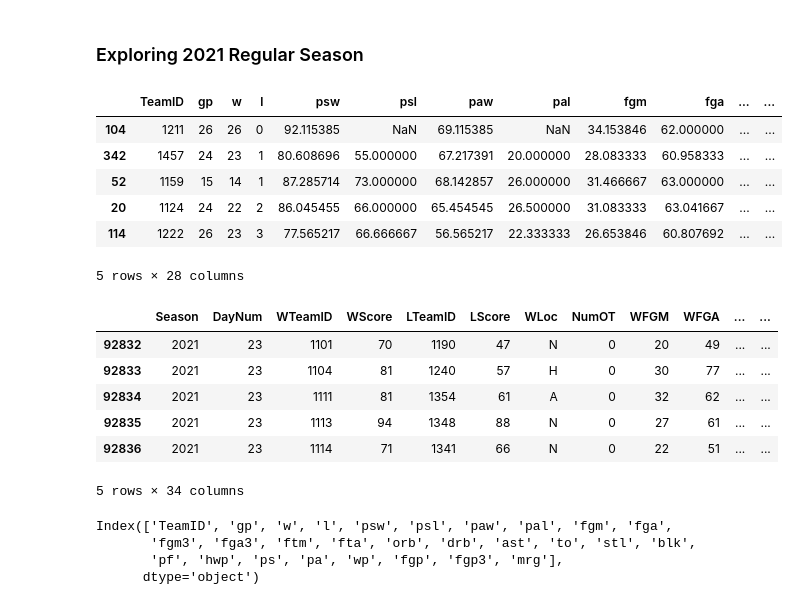
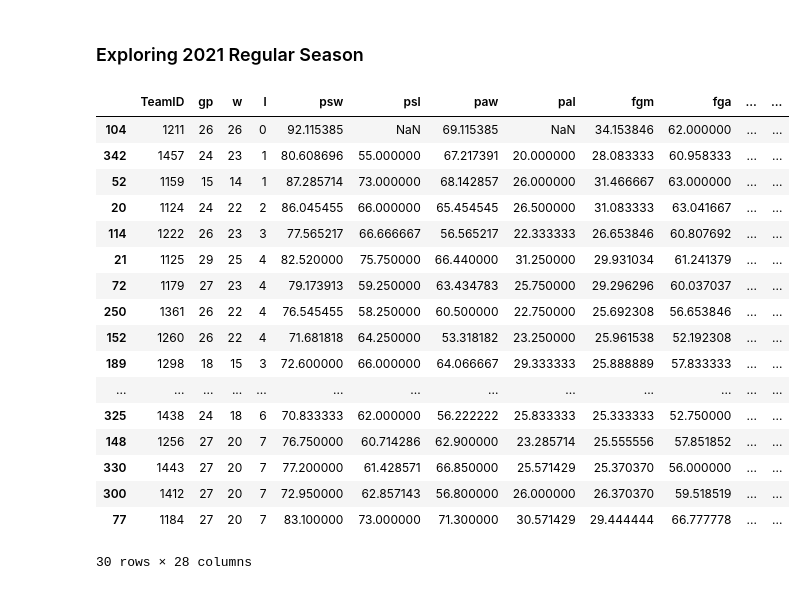
Before and after one commit to ozgunhaznedar/march_madness, a Jupyter notebook: notebooks/OH_01.ipynb, the cells around one changed output. Cells and saved outputs as stored; diff of their text form; code cells hidden in the pictures.

```diff
--- a/notebooks/OH_01.ipynb
+++ b/notebooks/OH_01.ipynb
@@ -348,29 +345,23 @@ df_lt["fgp"] = (df_lt.fgm / df_lt.fga) * 100
 df_lt["fgp3"] = (df_lt.fgm3 / df_lt.fga3) * 100
 df_lt["mrg"] = df_lt.ps - df_lt.pa
 # %%
-df_lt.sort_values("wp", ascending=False).head()
+df_lt.sort_values("wp", ascending=False).head(30)
 # %% [output]
 |  | TeamID | gp | w | l | psw | psl | paw | pal | fgm | fga | ... | ... |
 | 104 | 1211 | 26 | 26 | 0 | 92.115385 | NaN | 69.115385 | NaN | 34.153846 | 62.000000 | ... | ... |
 | 342 | 1457 | 24 | 23 | 1 | 80.608696 | 55.000000 | 67.217391 | 20.000000 | 28.083333 | 60.958333 | ... | ... |
 | 52 | 1159 | 15 | 14 | 1 | 87.285714 | 73.000000 | 68.142857 | 26.000000 | 31.466667 | 63.000000 | ... | ... |
 | 20 | 1124 | 24 | 22 | 2 | 86.045455 | 66.000000 | 65.454545 | 26.500000 | 31.083333 | 63.041667 | ... | ... |
 | 114 | 1222 | 26 | 23 | 3 | 77.565217 | 66.666667 | 56.565217 | 22.333333 | 26.653846 | 60.807692 | ... | ... |
+| 21 | 1125 | 29 | 25 | 4 | 82.520000 | 75.750000 | 66.440000 | 31.250000 | 29.931034 | 61.241379 | ... | ... |
+| 72 | 1179 | 27 | 23 | 4 | 79.173913 | 59.250000 | 63.434783 | 25.750000 | 29.296296 | 60.037037 | ... | ... |
+| 250 | 1361 | 26 | 22 | 4 | 76.545455 | 58.250000 | 60.500000 | 22.750000 | 25.692308 | 56.653846 | ... | ... |
+| 152 | 1260 | 26 | 22 | 4 | 71.681818 | 64.250000 | 53.318182 | 23.250000 | 25.961538 | 52.192308 | ... | ... |
+| 189 | 1298 | 18 | 15 | 3 | 72.600000 | 66.000000 | 64.066667 | 29.333333 | 25.888889 | 57.833333 | ... | ... |
+| ... | ... | ... | ... | ... | ... | ... | ... | ... | ... | ... | ... | ... |
+| 325 | 1438 | 24 | 18 | 6 | 70.833333 | 62.000000 | 56.222222 | 25.833333 | 25.333333 | 52.750000 | ... | ... |
+| 148 | 1256 | 27 | 20 | 7 | 76.750000 | 60.714286 | 62.900000 | 23.285714 | 25.555556 | 57.851852 | ... | ... |
+| 330 | 1443 | 27 | 20 | 7 | 77.200000 | 61.428571 | 66.850000 | 25.571429 | 25.370370 | 56.000000 | ... | ... |
+| 300 | 1412 | 27 | 20 | 7 | 72.950000 | 62.857143 | 56.800000 | 26.000000 | 26.370370 | 59.518519 | ... | ... |
+| 77 | 1184 | 27 | 20 | 7 | 83.100000 | 73.000000 | 71.300000 | 30.571429 | 29.444444 | 66.777778 | ... | ... |
-5 rows × 28 columns
+30 rows × 28 columns
-# %%
-df_reg_2021.head()
-# %% [output]
-|  | Season | DayNum | WTeamID | WScore | LTeamID | LScore | WLoc | NumOT | WFGM | WFGA | ... | ... |
-| 92832 | 2021 | 23 | 1101 | 70 | 1190 | 47 | N | 0 | 20 | 49 | ... | ... |
-| 92833 | 2021 | 23 | 1104 | 81 | 1240 | 57 | H | 0 | 30 | 77 | ... | ... |
-| 92834 | 2021 | 23 | 1111 | 81 | 1354 | 61 | A | 0 | 32 | 62 | ... | ... |
-| 92835 | 2021 | 23 | 1113 | 94 | 1348 | 88 | N | 0 | 27 | 61 | ... | ... |
-| 92836 | 2021 | 23 | 1114 | 71 | 1341 | 66 | N | 0 | 22 | 51 | ... | ... |
-5 rows × 34 columns
-# %%
-df_lt.columns
-# %% [output]
-Index(['TeamID', 'gp', 'w', 'l', 'psw', 'psl', 'paw', 'pal', 'fgm', 'fga',
-       'fgm3', 'fga3', 'ftm', 'fta', 'orb', 'drb', 'ast', 'to', 'stl', 'blk',
-       'pf', 'hwp', 'ps', 'pa', 'wp', 'fgp', 'fgp3', 'mrg'],
-      dtype='object')
```
Also changed, not shown: parts of 5 cells of this notebook.
